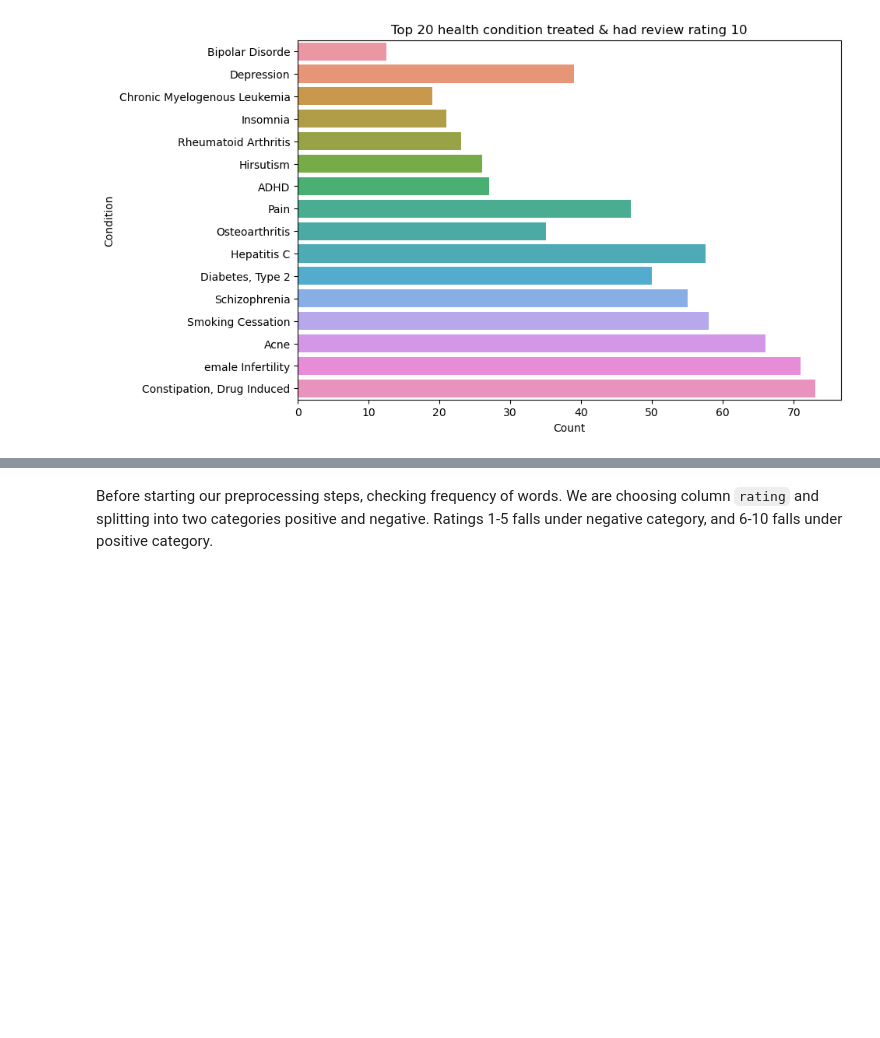
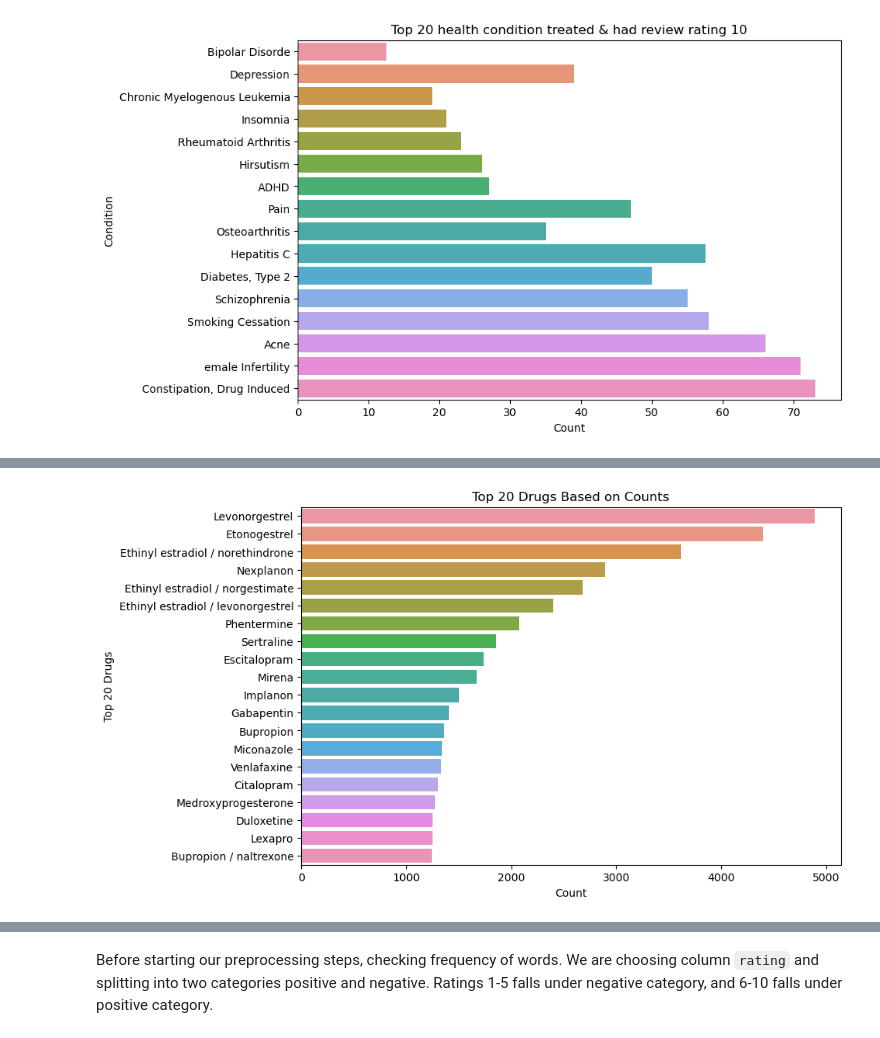
Before and after one commit to YamunaU75/FortuneMedical, a Jupyter notebook: FortuneMedicalMain.ipynb, the cells around one changed output, grey strips where cells are left out. Cells and saved outputs as stored; diff of their text form; code cells hidden in the pictures; blank space fills up the shorter version.

```diff
--- a/FortuneMedicalMain.ipynb
+++ b/FortuneMedicalMain.ipynb
@@ -235,0 +247,12 @@ plt.show()
+# %%
+# Visualizing top 20 drugName based on reviews
+
+top_20_drugs = df['drugName'].value_counts().head(20)
+plt.figure(figsize = (9,6))
+sns.barplot(x=top_20_drugs.values, y=top_20_drugs.index, data=df, errorbar=None)
+plt.title("Top 20 Drugs Based on Counts")
+plt.ylabel("Top 20 Drugs")
+plt.xlabel("Count")
+plt.show()
+# %% [output]
+[figure, added]
```
Also changed, not shown: parts of 31 cells of this notebook, 8 other files.
